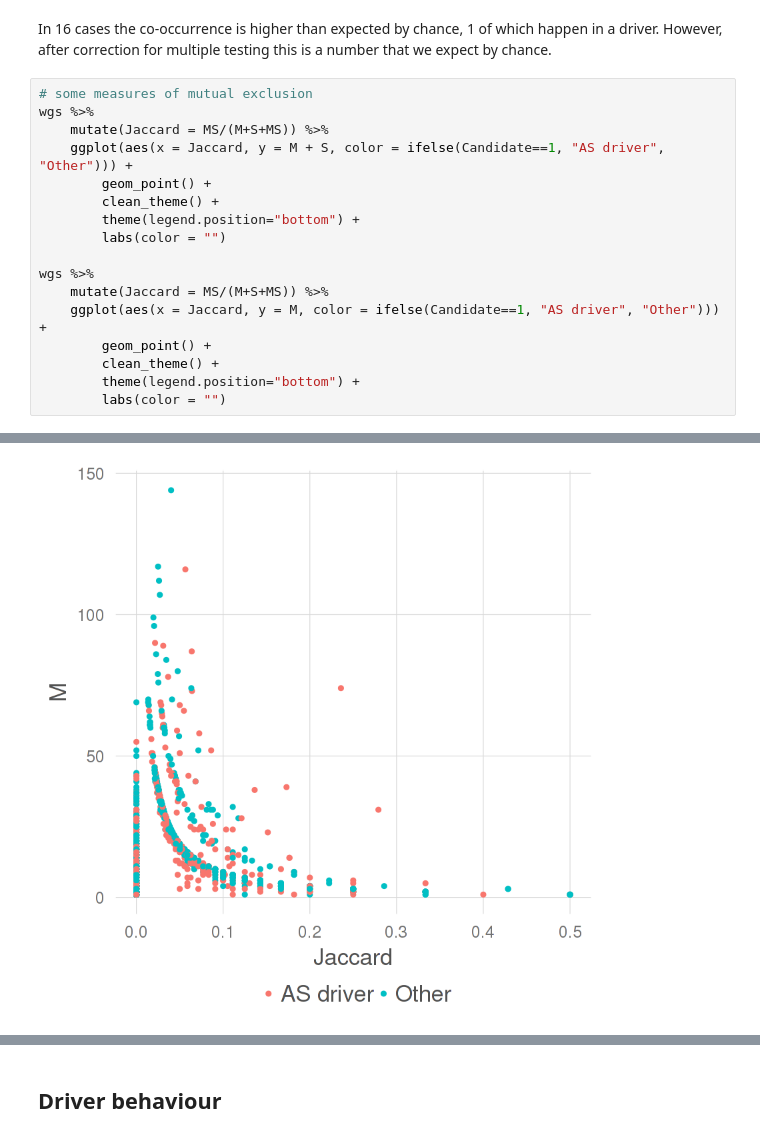
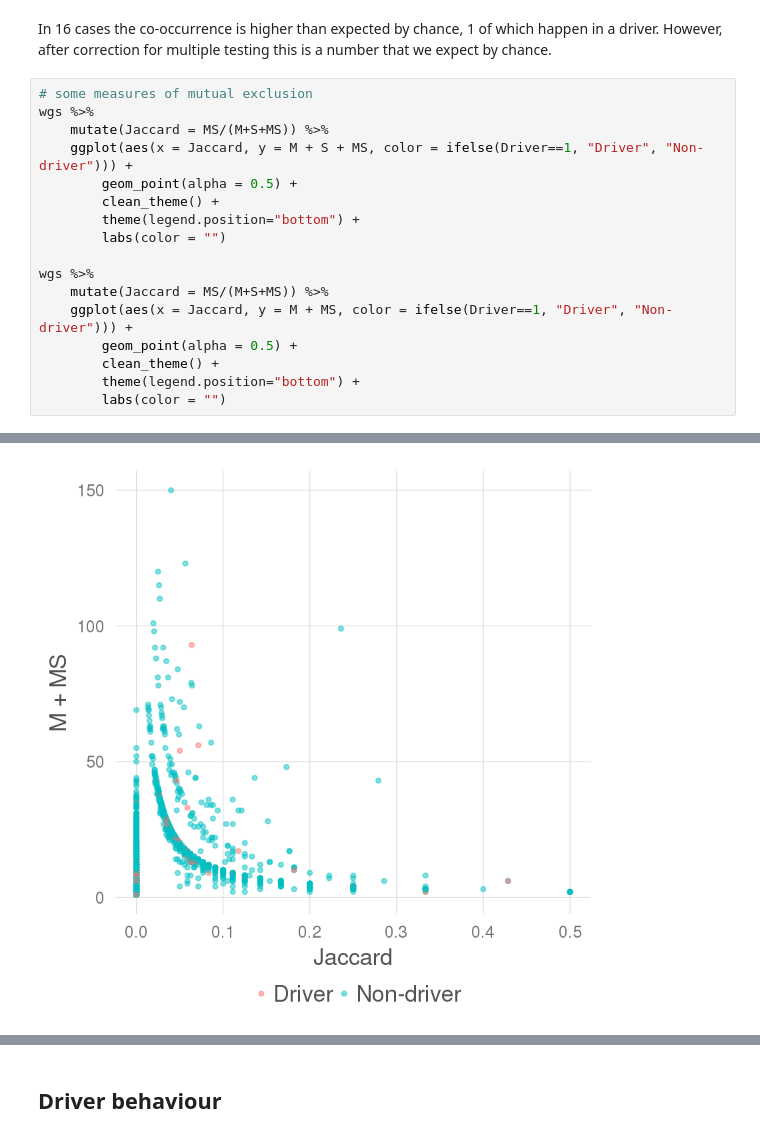
Before and after one commit to hclimente/smartas, a Jupyter notebook: mutations/wgs_genes.ipynb, the cells around one changed output, grey strips where cells are left out. Drawn from its saved outputs; the diff is of its cells as text.

Commit message:
added MS to mutual exclusion plots
top candidates by MS and Jaccard index plotted

```diff
--- a/mutations/wgs_genes.ipynb
+++ b/mutations/wgs_genes.ipynb
@@ -82,16 +82,16 @@ In 16 cases the co-occurrence is higher than expected by chance, 1 of which happ
 # some measures of mutual exclusion
 wgs %>%
     mutate(Jaccard = MS/(M+S+MS)) %>%
-    ggplot(aes(x = Jaccard, y = M + S, color = ifelse(Candidate==1, "AS driver", "Other"))) +
-        geom_point() +
+    ggplot(aes(x = Jaccard, y = M + S + MS, color = ifelse(Driver==1, "Driver", "Non-driver"))) +
+        geom_point(alpha = 0.5) +
         clean_theme() +
         theme(legend.position="bottom") +
         labs(color = "")
 
 wgs %>%
     mutate(Jaccard = MS/(M+S+MS)) %>%
-    ggplot(aes(x = Jaccard, y = M, color = ifelse(Candidate==1, "AS driver", "Other"))) +
-        geom_point() +
+    ggplot(aes(x = Jaccard, y = M + MS, color = ifelse(Driver==1, "Driver", "Non-driver"))) +
+        geom_point(alpha = 0.5) +
         clean_theme() +
         theme(legend.position="bottom") +
         labs(color = "")
@@ -100,3 +100,3 @@ wgs %>%
-[figure, old version]
+[figure, new version]
 # %%
 # check those outliers
```
Also changed, not shown: parts of 8 cells of this notebook, 2 other files.
